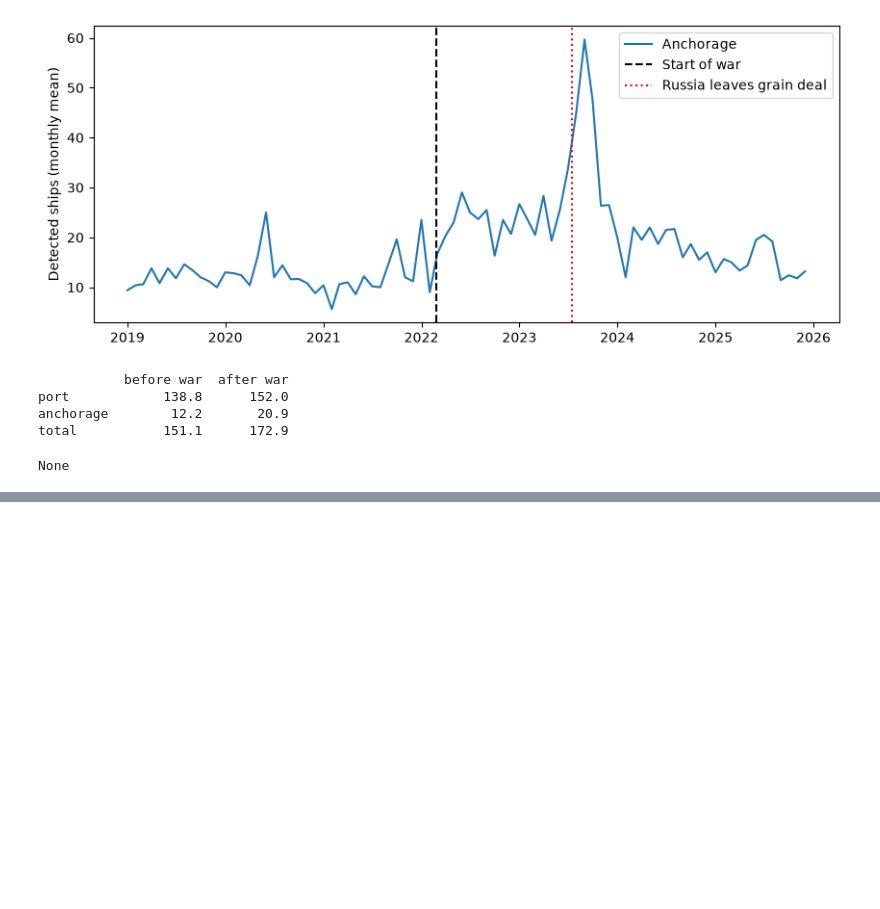
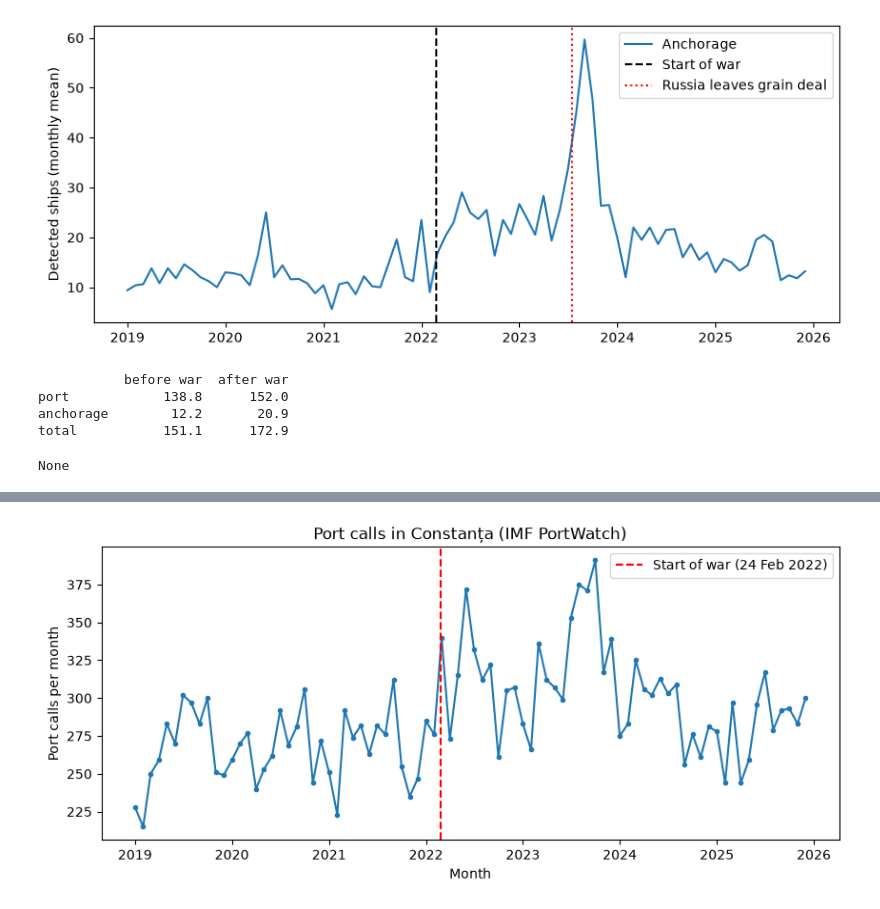
Before and after one commit to paulianoprescu/black-sea-vessel-monitoring, a Jupyter notebook: main.ipynb, the cells around one changed output, grey strips where cells are left out. Saved outputs shown, nothing was run; the diff lists cells and outputs as text; code cells hidden in the pictures; blank space fills up the shorter version.

Commit message:
started with a plot that shows correlation with portwatch

```diff
--- a/main.ipynb
+++ b/main.ipynb
@@ -280,0 +323,20 @@ None
+# %%
+import matplotlib.pyplot as plt
+
+pw = pd.read_csv("data/portwatch_constanta.csv", parse_dates=["date"])
+pw = pw[pw["date"] < "2026-01-01"]   # keep 2019-2025, like your Sentinel-1 data
+
+# Add up all days per month
+monthly = pw.resample("MS", on="date")["portcalls"].sum()
+
+fig, ax = plt.subplots(figsize=(10, 4))
+ax.plot(monthly.index, monthly.values, marker="o", markersize=3)
+ax.axvline(pd.Timestamp("2022-02-24"), color="red", linestyle="--",
+           label="Start of war (24 Feb 2022)")
+ax.set_xlabel("Month")
+ax.set_ylabel("Port calls per month")
+ax.set_title("Port calls in Constanța (IMF PortWatch)")
+ax.legend()
+plt.show()
+# %% [output]
+[figure, added]
```
Also changed, not shown: parts of 7 cells of this notebook, 1 other file.
